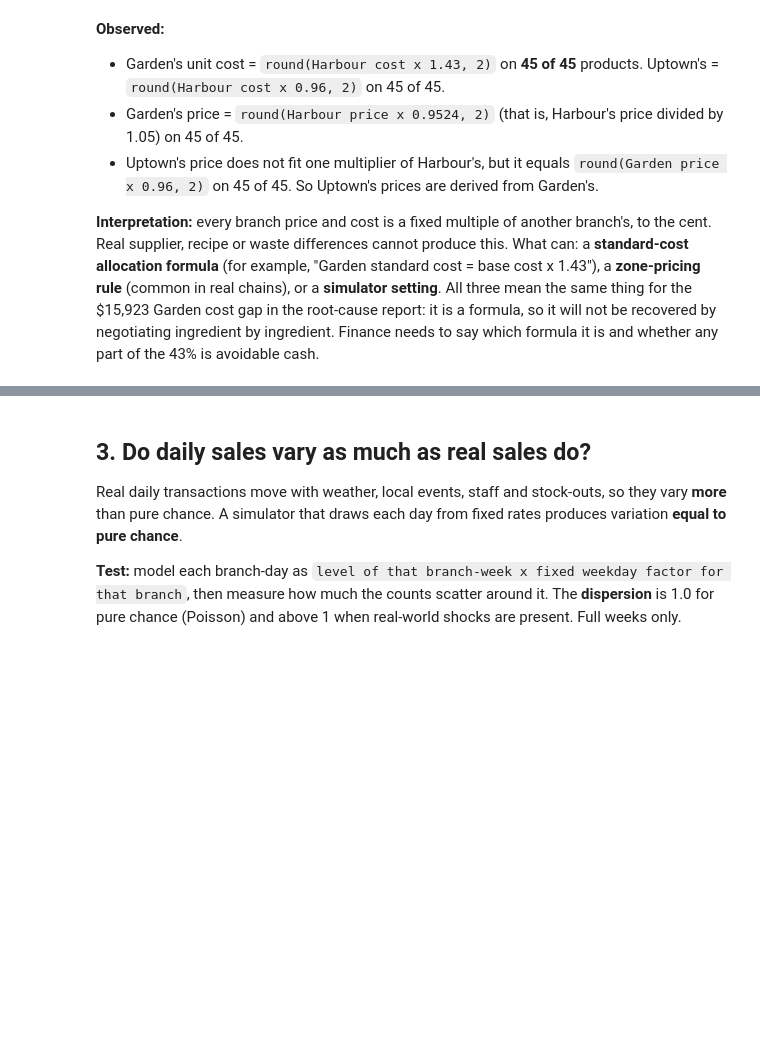
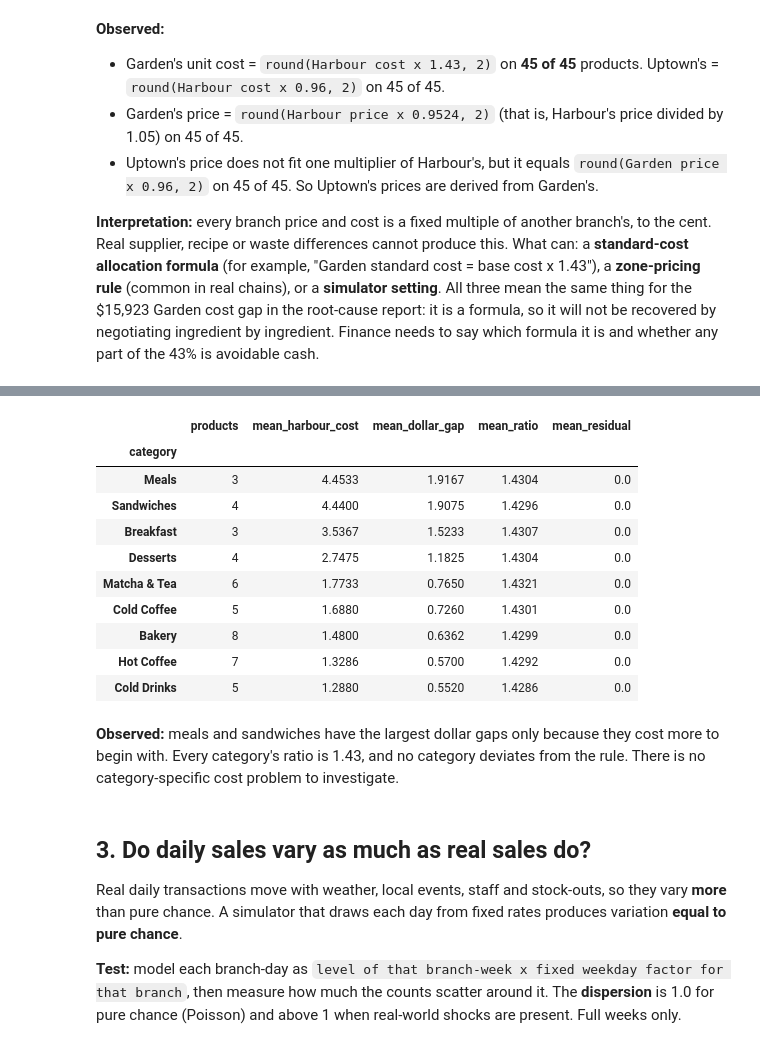
Before and after one commit to awo01-star/hackathon-stories, a Jupyter notebook: notebooks/10_data_fingerprints.ipynb, the cells around one changed output, grey strips where cells are left out. Cells and saved outputs as stored; diff of their text form; code cells hidden in the pictures; blank space fills up the shorter version.

Commit message:
Update README and Jupyter notebook with detailed findings on branch costs and pricing patterns

```diff
--- a/notebooks/10_data_fingerprints.ipynb
+++ b/notebooks/10_data_fingerprints.ipynb
@@ -119,0 +124,8 @@ save(fig, "11_garden_cost_formula"); plt.show()
+# %%
+h, g = pc[("cost", "Harbour")], pc[("cost", "Garden")]
+c = (g - h).mean()
+fits = pd.DataFrame({
+    "rule": ["Garden = Harbour x 1.43 (rounded to the cent)", f"Garden = Harbour + ${c:.2f}"],
+    "average error ($)": [(g - np.round(h * 1.43 + 1e-9, 2)).abs().mean(), (g - (h + c)).abs().mean()],
+    "largest error ($)": [(g - np.round(h * 1.43 + 1e-9, 2)).abs().max(), (g - (h + c)).abs().max()]})
+fits.round(4)
@@ -120,3 +142,26 @@ save(fig, "11_garden_cost_formula"); plt.show()
+# %%
+prod_cost = pd.DataFrame({"category": raw.groupby("product").category.first(), "harbour": h, "garden": g})
+prod_cost["gap"] = prod_cost.garden - prod_cost.harbour
+prod_cost["ratio"] = prod_cost.garden / prod_cost.harbour
+prod_cost["residual"] = prod_cost.garden - np.round(prod_cost.harbour * 1.43 + 1e-9, 2)
+(prod_cost.groupby("category")
+ .agg(products=("gap", "size"), mean_harbour_cost=("harbour", "mean"), mean_dollar_gap=("gap", "mean"),
+      mean_ratio=("ratio", "mean"), mean_residual=("residual", "mean"))
+ .sort_values("mean_dollar_gap", ascending=False).round(4))
+# %% [output]
+|  | products | mean_harbour_cost | mean_dollar_gap | mean_ratio | mean_residual |
+| category |  |  |  |  |  |
+| Meals | 3 | 4.4533 | 1.9167 | 1.4304 | 0.0 |
+| Sandwiches | 4 | 4.4400 | 1.9075 | 1.4296 | 0.0 |
+| Breakfast | 3 | 3.5367 | 1.5233 | 1.4307 | 0.0 |
+| Desserts | 4 | 2.7475 | 1.1825 | 1.4304 | 0.0 |
+| Matcha & Tea | 6 | 1.7733 | 0.7650 | 1.4321 | 0.0 |
+| Cold Coffee | 5 | 1.6880 | 0.7260 | 1.4301 | 0.0 |
+| Bakery | 8 | 1.4800 | 0.6362 | 1.4299 | 0.0 |
+| Hot Coffee | 7 | 1.3286 | 0.5700 | 1.4292 | 0.0 |
+| Cold Drinks | 5 | 1.2880 | 0.5520 | 1.4286 | 0.0 |
+# %% [markdown]
+**Observed:** meals and sandwiches have the largest dollar gaps only because they cost more to begin with. Every category's ratio is 1.43, and no category deviates from the rule. There is no category-specific cost problem to investigate.
 # %% [markdown]
 ## 3. Do daily sales vary as much as real sales do?
 
```
Also changed, not shown: parts of 4 cells of this notebook, 1 other file.
